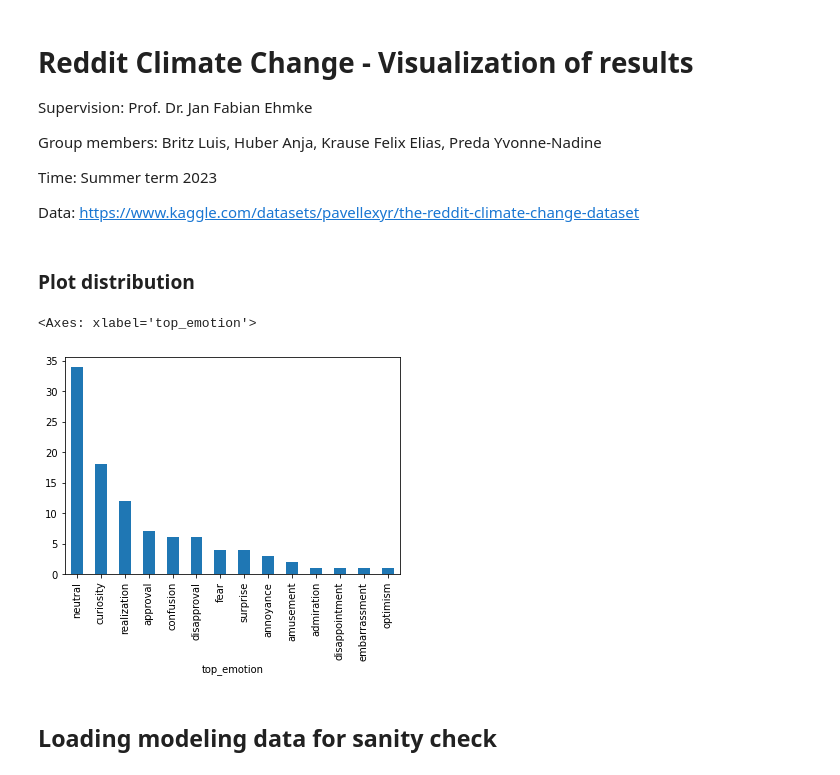
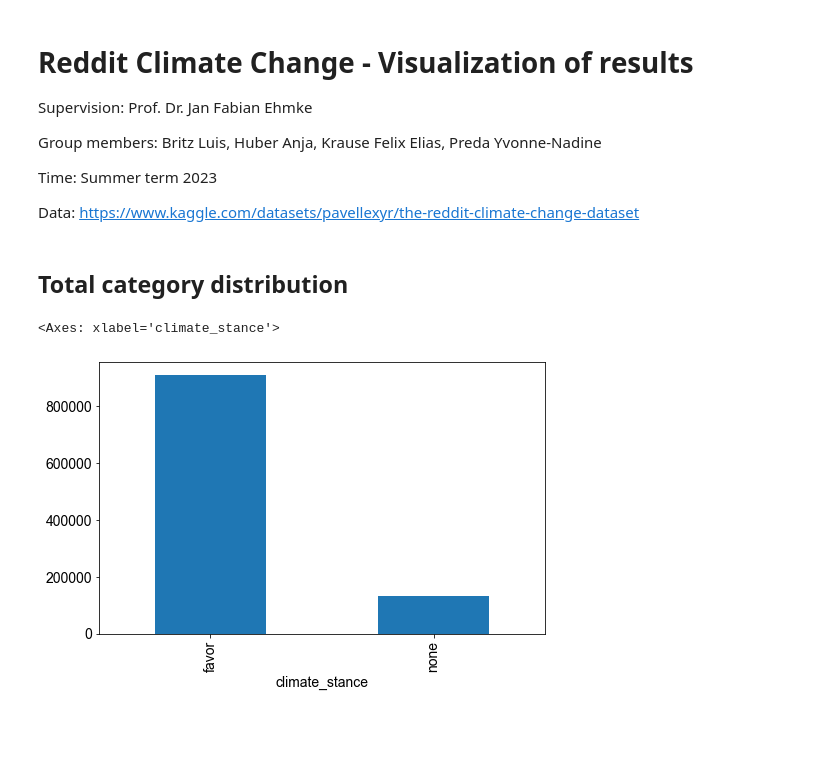
Before and after one commit to anjaghub/datascience_project_2023, a Jupyter notebook: 5_visualizations.ipynb, the cells around one changed output. Drawn from its saved outputs; the diff is of its cells as text; code cells hidden in the pictures; blank space fills up the shorter version.

Commit message:
adds first visualizations of label distribution

```diff
--- a/5_visualizations.ipynb
+++ b/5_visualizations.ipynb
@@ -13,12 +11,18 @@ import pandas as pd
+# %%
+import pandas as pd
+import matplotlib.pyplot as plt
+
+plt.rc('font', size=14)
+plt.rcParams["figure.figsize"] = (8,5)
+plt.rcParams["font.family"] = "Arial"
 # %%
-df = pd.read_csv("data/comments_results.csv")
+df = pd.read_csv("data/comments_final_labels.csv", header=0, index_col=0)
 # %% [markdown]
-### Plot distribution
+## Total category distribution
 # %%
-# Plot largest found sentiments
-df.groupby(by="top_label")["top_label"].count().sort_values(ascending=False).plot.bar()
+# Plot distribution
+
+df.groupby(by="climate_stance").climate_stance.count().sort_values(ascending=False).plot.bar()
 # %% [output]
-<Axes: xlabel='top_emotion'>
+<Axes: xlabel='climate_stance'>
-[figure, old version]
+[figure, new version]
-# %% [markdown]
-## Loading modeling data for sanity check
```
Also changed, not shown: parts of 11 cells of this notebook.
